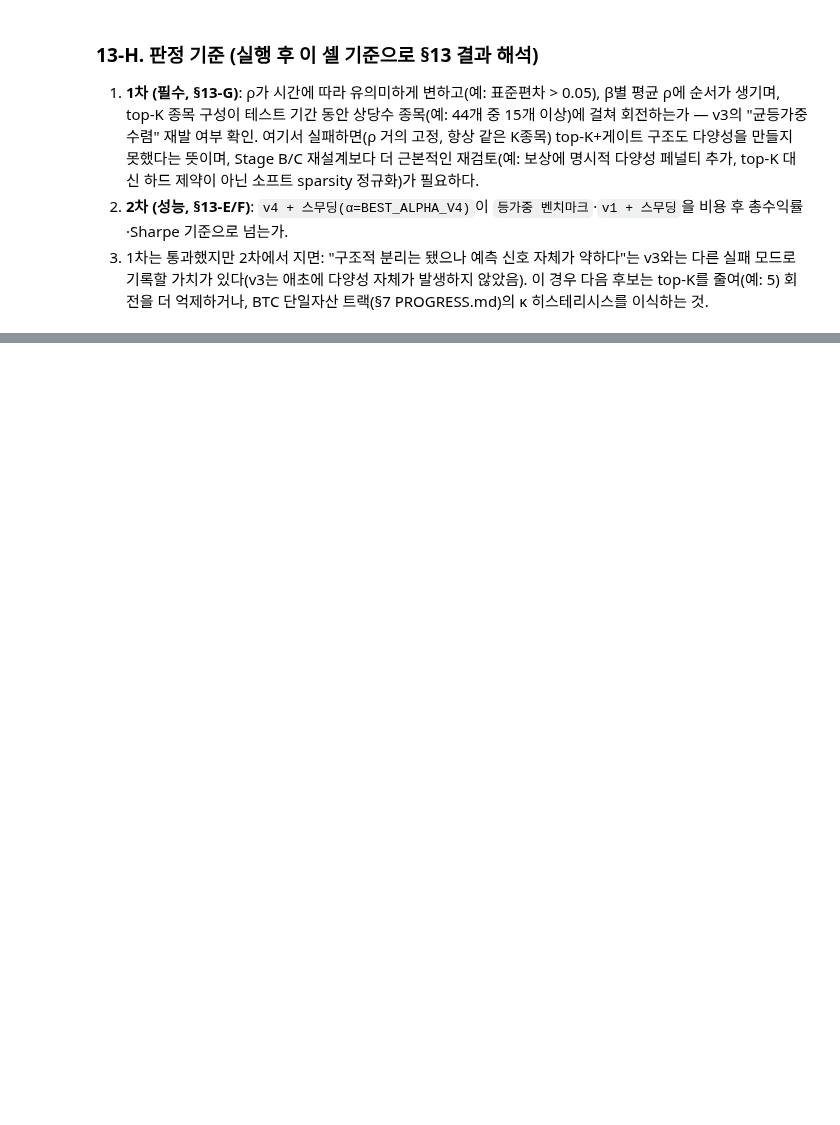
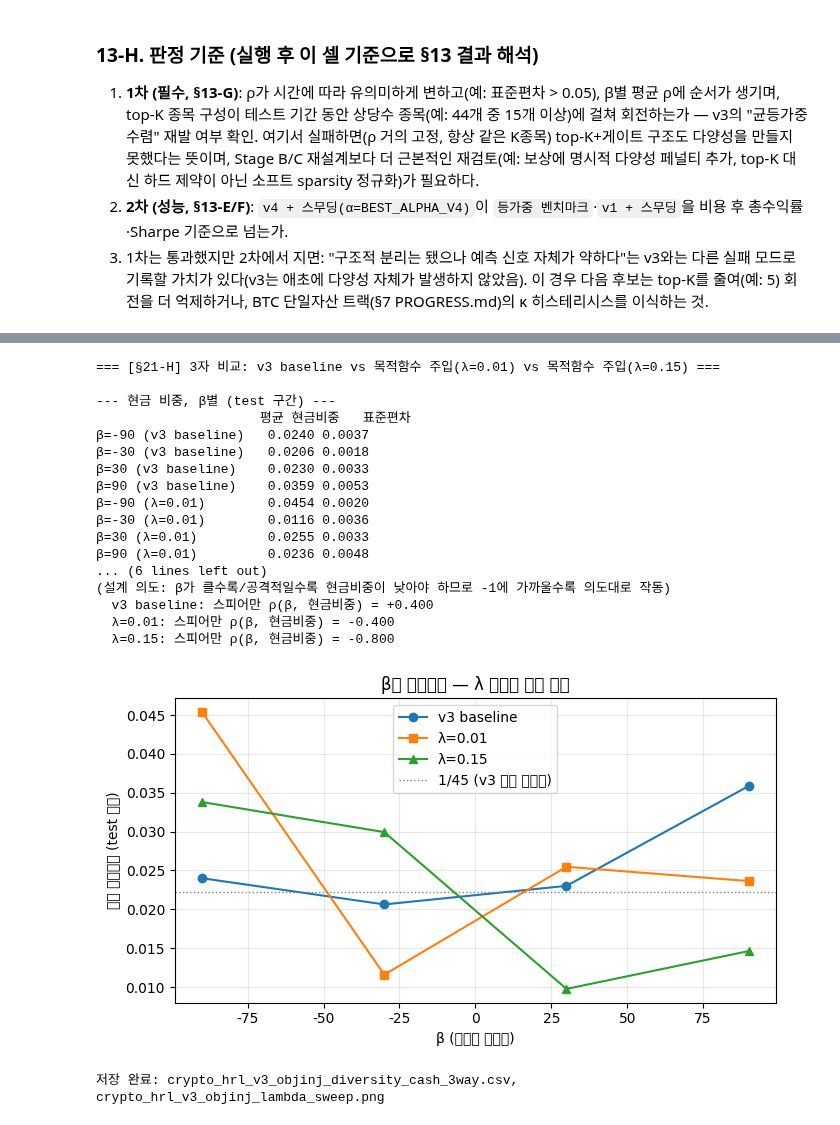
Before and after one commit to winbean-kwon/ToBeRich, a Jupyter notebook: crypto/notebooks/crypto_hrl_earnhft_colab.ipynb, the cells around one changed output, grey strips where cells are left out. Drawn from its saved outputs; the diff is of its cells as text; code cells hidden in the pictures; blank space fills up the shorter version.

```diff
--- a/crypto/notebooks/crypto_hrl_earnhft_colab.ipynb
+++ b/crypto/notebooks/crypto_hrl_earnhft_colab.ipynb
@@ -2597,0 +2681,5 @@ NameError: name 'ChunkedSparseGatedEnv' is not defined
+# %%
+# [v4] 매칭 라우터 재실행용 로더 (재학습 셀을 건너뛴 세션 대비 — idempotent)
+if 'router_v4_matched' not in globals():
+    router_v4_matched = DQN.load(str(MODEL_DIR / 'crypto_hrl_router_v4_matched.zip'))
+    print('[v4] 매칭 라우터 로드 완료')
@@ -2597,0 +2799,5 @@ NameError: name 'ChunkedSparseGatedEnv' is not defined
+# %%
+# §13-K-A — valid 구간 정의 (v3 §12와 동일 분할 재사용: train 1~9월 / valid 10~12월)
+VALID_START, VALID_END = '2025-10-01', '2025-12-31'
+valid_buckets = [b for b in train_buckets if VALID_START <= bucket_to_date(b) <= VALID_END]
+print(f'valid 구간: {bucket_to_ts(valid_buckets[0])} ~ {bucket_to_ts(valid_buckets[-1])} ({len(valid_buckets):,}스텝)')
@@ -2597,0 +4402,70 @@ NameError: name 'ChunkedSparseGatedEnv' is not defined
+# %%
+print('=== [§21-H] 3자 비교: v3 baseline vs 목적함수 주입(λ=0.01) vs 목적함수 주입(λ=0.15) ===\n')
+
+cash_rows_3way = {}
+cash_means = {'v3 baseline': {}, 'λ=0.01': {}, 'λ=0.15': {}}
+
+for beta in POOL_BETAS:
+    _, cash = collect_cash_trajectory(v3_baseline_models[beta], test_buckets)
+    cash_rows_3way[f'β={beta} (v3 baseline)'] = {'평균 현금비중': cash.mean(), '표준편차': cash.std()}
+    cash_means['v3 baseline'][beta] = cash.mean()
+
+for beta in POOL_BETAS:
+    _, cash = collect_cash_trajectory(pool_models_objinj_cash[beta], test_buckets)
+    cash_rows_3way[f'β={beta} (λ=0.01)'] = {'평균 현금비중': cash.mean(), '표준편차': cash.std()}
+    cash_means['λ=0.01'][beta] = cash.mean()
+
+for beta in POOL_BETAS:
+    _, cash = collect_cash_trajectory(pool_models_objinj_cash_strong[beta], test_buckets)
+    cash_rows_3way[f'β={beta} (λ=0.15)'] = {'평균 현금비중': cash.mean(), '표준편차': cash.std()}
+    cash_means['λ=0.15'][beta] = cash.mean()
+
+cash_df_3way = pd.DataFrame(cash_rows_3way).T
+print('--- 현금 비중, β별 (test 구간) ---')
+print(cash_df_3way.to_string(float_format=lambda x: f'{x:.4f}'))
+
+print('\n--- 몬오토닉성: β 순서 vs 현금비중 순서의 스피어만 상관 ---')
+print('(설계 의도: β가 클수록/공격적일수록 현금비중이 낮아야 하므로 -1에 가까울수록 의도대로 작동)')
+for label in ['v3 baseline', 'λ=0.01', 'λ=0.15']:
+    betas_sorted = sorted(cash_means[label].keys())
+    cash_vals = [cash_means[label][b] for b in betas_sorted]
+    rho = pd.Series(betas_sorted).corr(pd.Series(cash_vals), method='spearman')
+    print(f'  {label}: 스피어만 ρ(β, 현금비중) = {rho:+.3f}')
+
+fig, ax = plt.subplots(figsize=(7, 4))
+for label, marker in [('v3 baseline', 'o'), ('λ=0.01', 's'), ('λ=0.15', '^')]:
+    betas_sorted = sorted(cash_means[label].keys())
+    cash_vals = [cash_means[label][b] for b in betas_sorted]
+    ax.plot(betas_sorted, cash_vals, marker=marker, label=label)
+ax.axhline(1 / (N_ASSETS + 1), color='gray', ls=':', lw=1, label='1/45 (v3 원래 붕괴값)')
+ax.set_xlabel('β (리스크 선호도)')
+ax.set_ylabel('평균 현금비중 (test 구간)')
+ax.set_title('β별 현금비중 — λ 강도에 따른 변화')
+ax.legend()
+ax.grid(alpha=0.3)
+plt.tight_layout()
+plt.savefig(CRYPTO_DIR / 'crypto_hrl_v3_objinj_lambda_sweep.png', dpi=150, bbox_inches='tight')
+plt.show()
+
+cash_df_3way.to_csv(CRYPTO_DIR / 'crypto_hrl_v3_objinj_diversity_cash_3way.csv', encoding='utf-8-sig')
+print('\n저장 완료: crypto_hrl_v3_objinj_diversity_cash_3way.csv, crypto_hrl_v3_objinj_lambda_sweep.png')
+# %% [output]
+=== [§21-H] 3자 비교: v3 baseline vs 목적함수 주입(λ=0.01) vs 목적함수 주입(λ=0.15) ===
+
+--- 현금 비중, β별 (test 구간) ---
+                     평균 현금비중   표준편차
+β=-90 (v3 baseline)   0.0240 0.0037
+β=-30 (v3 baseline)   0.0206 0.0018
+β=30 (v3 baseline)    0.0230 0.0033
+β=90 (v3 baseline)    0.0359 0.0053
+β=-90 (λ=0.01)        0.0454 0.0020
+β=-30 (λ=0.01)        0.0116 0.0036
+β=30 (λ=0.01)         0.0255 0.0033
+β=90 (λ=0.01)         0.0236 0.0048
+... (6 lines left out)
+(설계 의도: β가 클수록/공격적일수록 현금비중이 낮아야 하므로 -1에 가까울수록 의도대로 작동)
+  v3 baseline: 스피어만 ρ(β, 현금비중) = +0.400
+  λ=0.01: 스피어만 ρ(β, 현금비중) = -0.400
+  λ=0.15: 스피어만 ρ(β, 현금비중) = -0.800
+[figure, added]
+저장 완료: crypto_hrl_v3_objinj_diversity_cash_3way.csv, crypto_hrl_v3_objinj_lambda_sweep.png
```
Also changed, not shown: parts of 83 cells of this notebook, 12 other files.
